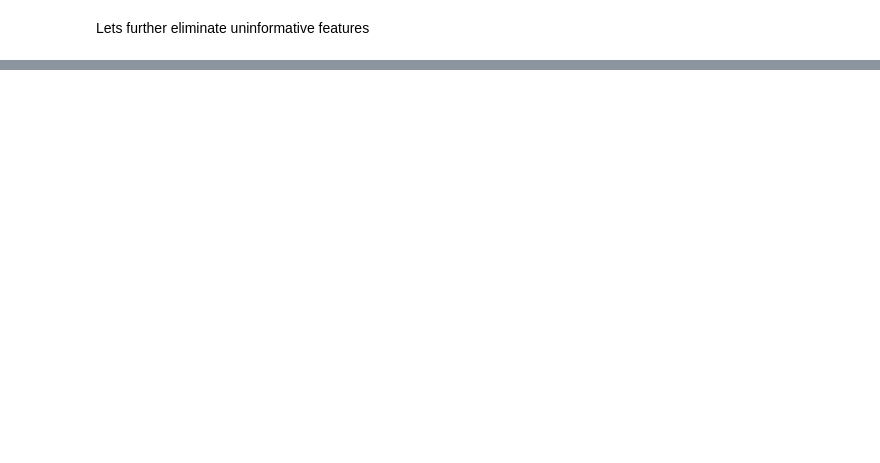
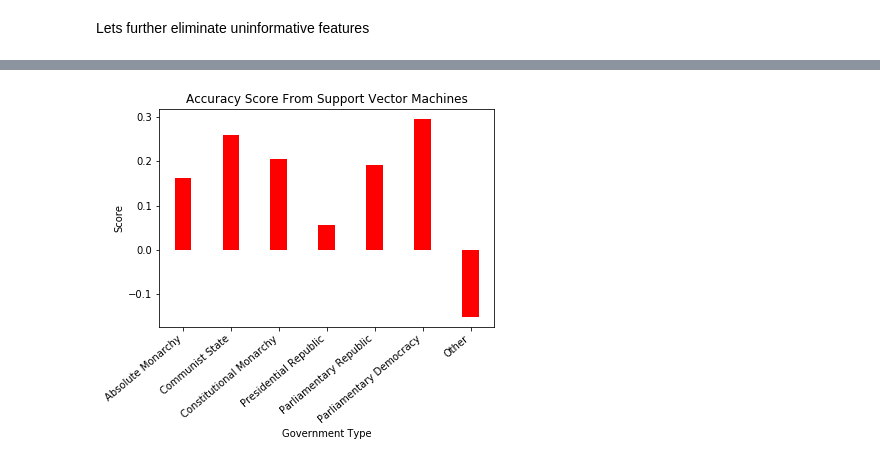
Before and after one commit to bruces12/My_Projects, a Jupyter notebook: Git_hub_Stuff/GDP_modeling/auxiliary_code.ipynb, the cells around one changed output, grey strips where cells are left out. Drawn from its saved outputs; the diff is of its cells as text; code cells hidden in the pictures; blank space fills up the shorter version.

```diff
--- a/Git_hub_Stuff/GDP_modeling/auxiliary_code.ipynb
+++ b/Git_hub_Stuff/GDP_modeling/auxiliary_code.ipynb
@@ -1045,0 +1068,8 @@ plt.show()
+# %%
+svm_scores=[]
+svm_models=[]
+for i in filter_data2:
+    svm = SVR(kernel='poly',gamma=.01,degree=2).fit(i[0], i[2])
+    svm_models.append(svm)
+    svm_scores.append(svm.score(i[1],i[3]))
+svm_scores
@@ -1045,0 +1084,14 @@ plt.show()
+# %%
+N = len(govs)
+
+ind = np.arange(N)    # the x locations for the groups
+width = 0.35         # the width of the bars
+
+plt.bar(ind, svm_scores, width, color='r', bottom=0)
+plt.title('Accuracy Score From Support Vector Machines')
+plt.xticks(ind,govs,rotation=40,horizontalalignment="right")
+plt.xlabel('Government Type')
+plt.ylabel('Score')
+plt.show()
+# %% [output]
+[figure, added]
```
Also changed, not shown: parts of 36 cells of this notebook.
